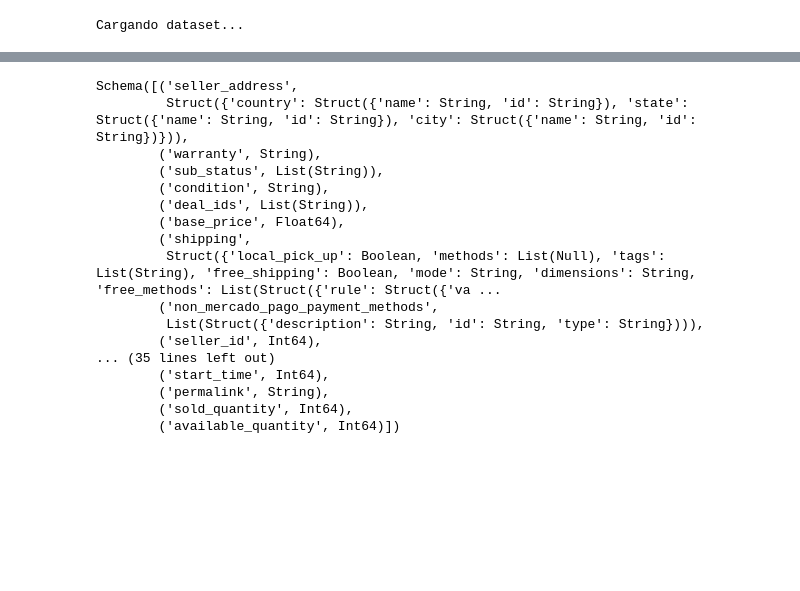
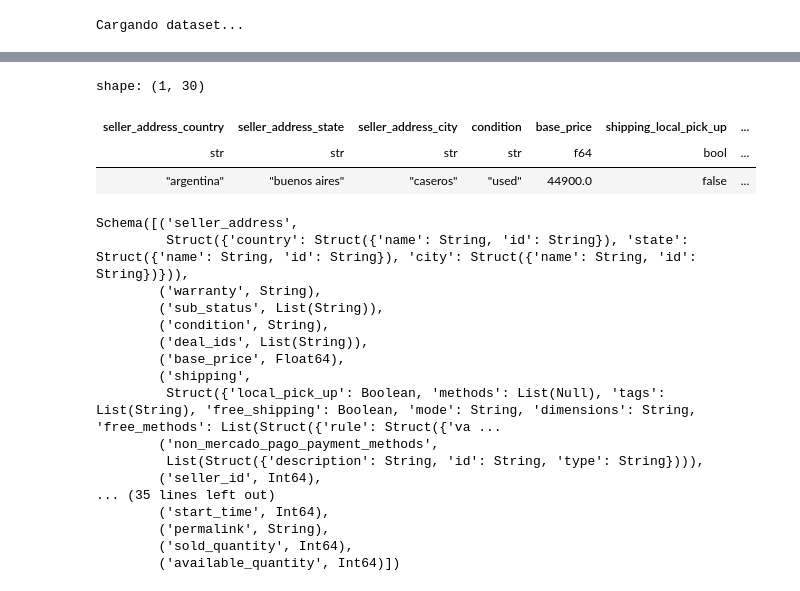
Before and after one commit to jorge-robledo11/MELI, a Jupyter notebook: notebooks/exploration/01_exp_inicial.ipynb, the cells around one changed output, grey strips where cells are left out. Saved outputs shown, nothing was run; the diff lists cells and outputs as text; code cells hidden in the pictures; blank space fills up the shorter version.

```diff
--- a/notebooks/exploration/01_exp_inicial.ipynb
+++ b/notebooks/exploration/01_exp_inicial.ipynb
@@ -105,0 +133,7 @@ shape: (41, 2)
+# %%
+data_processed[0]
+# %% [output]
+shape: (1, 30)
+| seller_address_country | seller_address_state | seller_address_city | condition | base_price | shipping_local_pick_up | ... |
+| str | str | str | str | f64 | bool | ... |
+| "argentina" | "buenos aires" | "caseros" | "used" | 44900.0 | false | ... |
```
Also changed, not shown: parts of 5 cells of this notebook, 4 other files.
